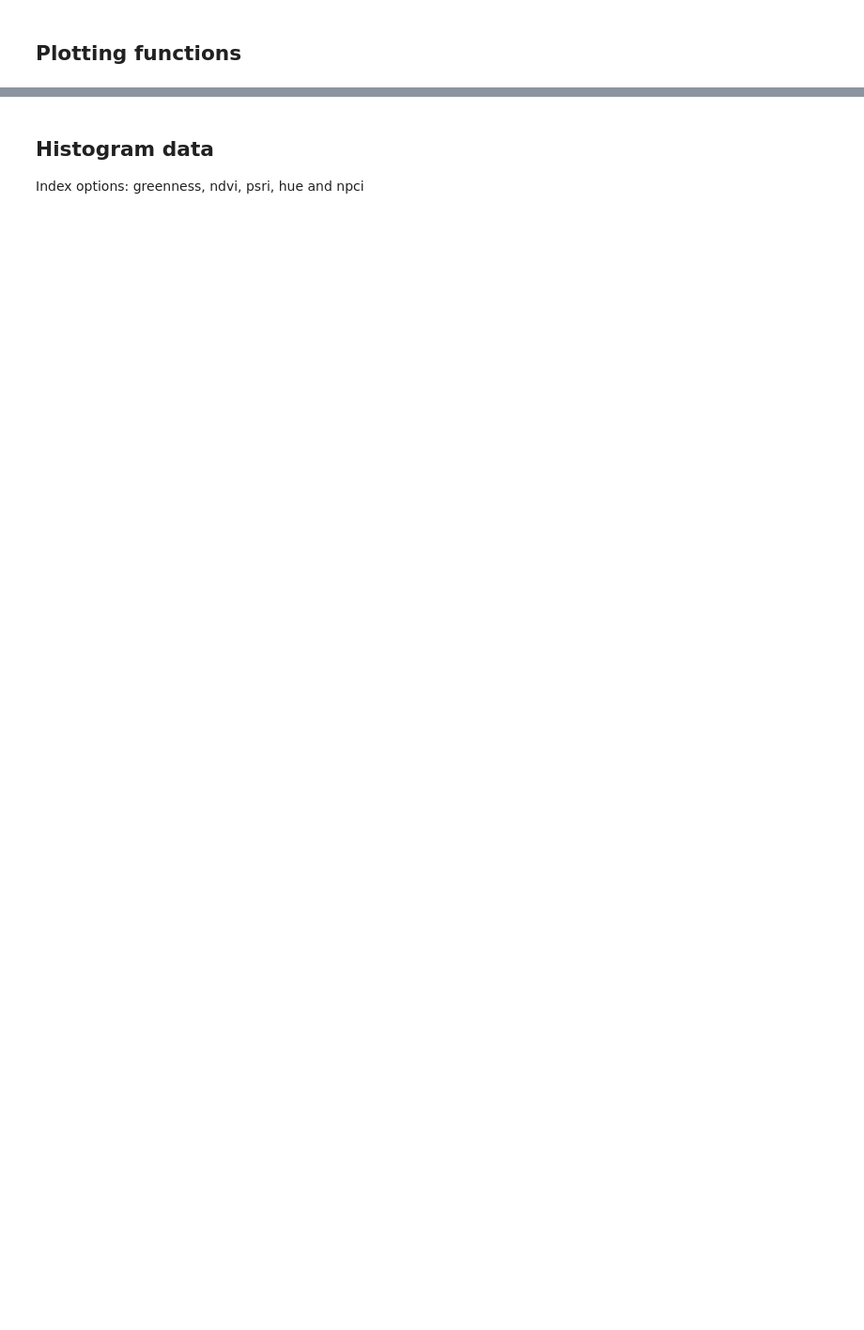
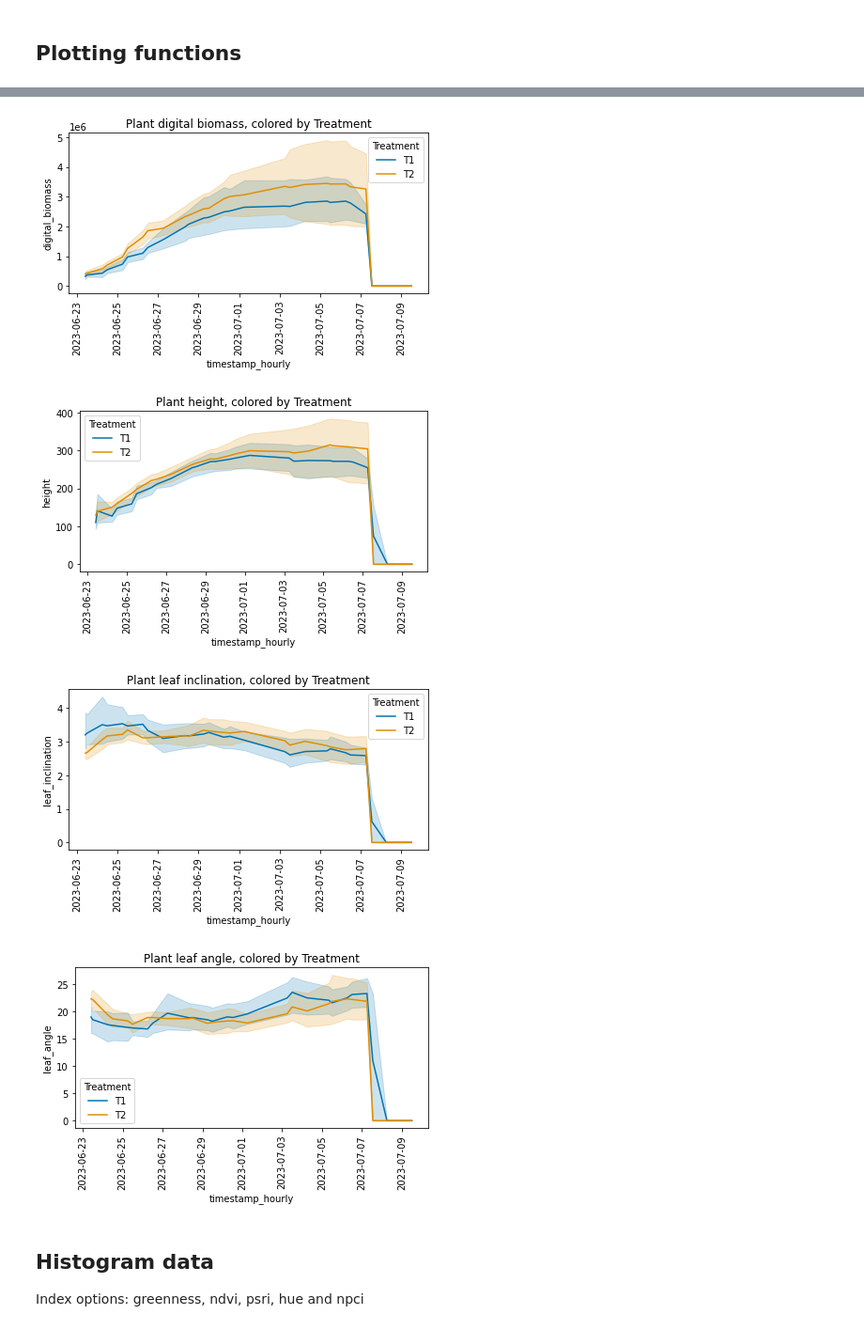
Before and after one commit to NPEC-NL/greenhouse_m5, a Jupyter notebook: planteye.ipynb, the cells around one changed output, grey strips where cells are left out. Shown at 94% size. Cells and saved outputs as stored; diff of their text form; code cells hidden in the pictures; blank space fills up the shorter version.

Commit message:
First complete run of notebook

```diff
--- a/planteye.ipynb
+++ b/planteye.ipynb
@@ -10,6 +10,7 @@ Please set `threshold_date` to the start of the experiment. In some case there w
 # %%
 
 import json
+import os
 from isatools.isajson import ISAJSONEncoder
 import isatools
 from isatools.model import *
@@ -17,14 +18,17 @@ from isatools import isajson
 
 import pandas as pd
 import numpy as np
+import math
 import matplotlib.pyplot as plt
 import matplotlib as mpl
 import matplotlib.ticker as ticker
 import seaborn as sns
 import datetime as dt
+from PIL import Image
 
-isa_json = "location to JSON"
-metadata_file = "project_metadata.csv"
+isa_json = "/data2/npec/notebook_data/NPEC_Potdata_Gantry3_exp29_running.csv.json"
+metadata_file = "/data2/npec/notebook_data/running_exp29_Gantry3/exp29/metadata/NPEC_Potdata_Gantry3_exp29_running.csv"
+data_folder = "/data2/npec/notebook_data/"
 threshold_date = dt.datetime(2021, 1, 1)
 
 
@@ -128,2 +102,36 @@ def plotTreatment(Experiment, Treatment, hue="Pot"):
+# %%
+def plotGenotypes(Experiment, Genotypes, hue="Genotype"):
+    Genotypes = list(Genotypes)
+
+    traits = ["digital_biomass", "height", "leaf_inclination", "leaf_angle"]
+    filtered = Experiment[Experiment['Genotype'].isin(Genotypes)]
+
+    for trait in traits:
+        sns.lineplot(
+            data=filtered,
+            x="timestamp_hourly",
+            y=trait,
+            hue=hue,
+            palette="colorblind"
+        )
+        plt.title(f"Plant {trait.replace('_', ' ')}, colored by {hue}")
+        plt.xticks(rotation=90)
+        plt.tight_layout()
+        plt.show()
+
+def plotTreatment(Experiment, Treatment, hue="Pot"):
+    Treatment = list(Treatment)  # ensure it's 1D
+
+    for trait in ["digital_biomass", "height", "leaf_inclination", "leaf_angle"]:
+        sns.lineplot(
+            data=Experiment[Experiment['Treatment'].isin(Treatment)],
+            x="timestamp_hourly",
+            y=trait,
+            hue=hue,
+            palette="colorblind"
+        )
+        plt.title(f"Plant {trait.replace('_', ' ')}, colored by {hue}")
+        plt.xticks(rotation=90)
+        plt.show()
 # %%
 plotTreatment(phenotypic_data, phenotypic_data["Treatment"].unique(), hue="Pot")
@@ -130,5 +143,10 @@ plotTreatment(phenotypic_data, phenotypic_data["Treatment"].unique(), hue="Pot")
 # %%
-plotGenotypes(Experiment, Experiment["Genotype"].unique(), hue="Treatment")
+plotGenotypes(phenotypic_data, phenotypic_data["Genotype"].unique(), hue="Treatment")
+# %% [output]
+[figure, added]
+[figure, added]
+[figure, added]
+[figure, added]
 # %% [markdown]
 ## Histogram data
 
```
Also changed, not shown: parts of 13 cells of this notebook.
